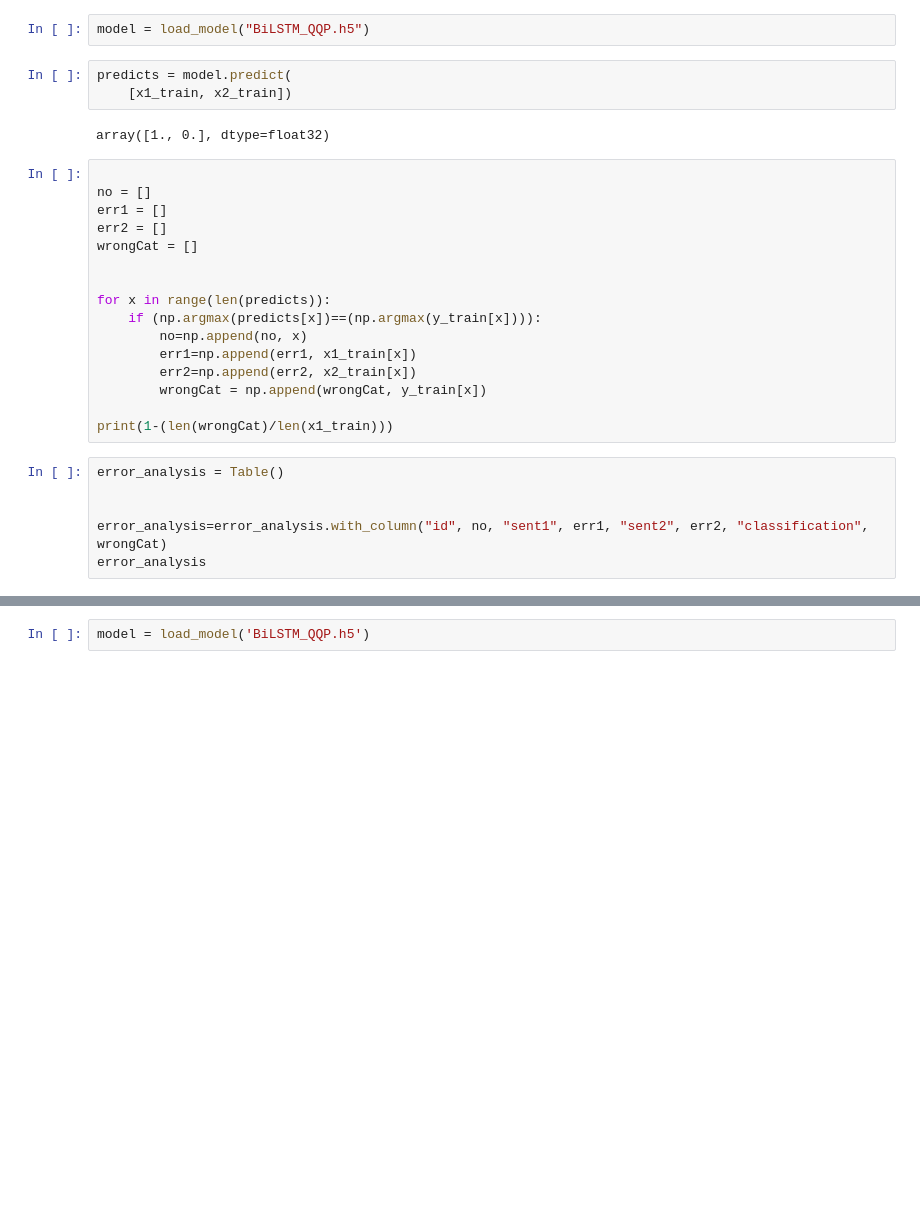
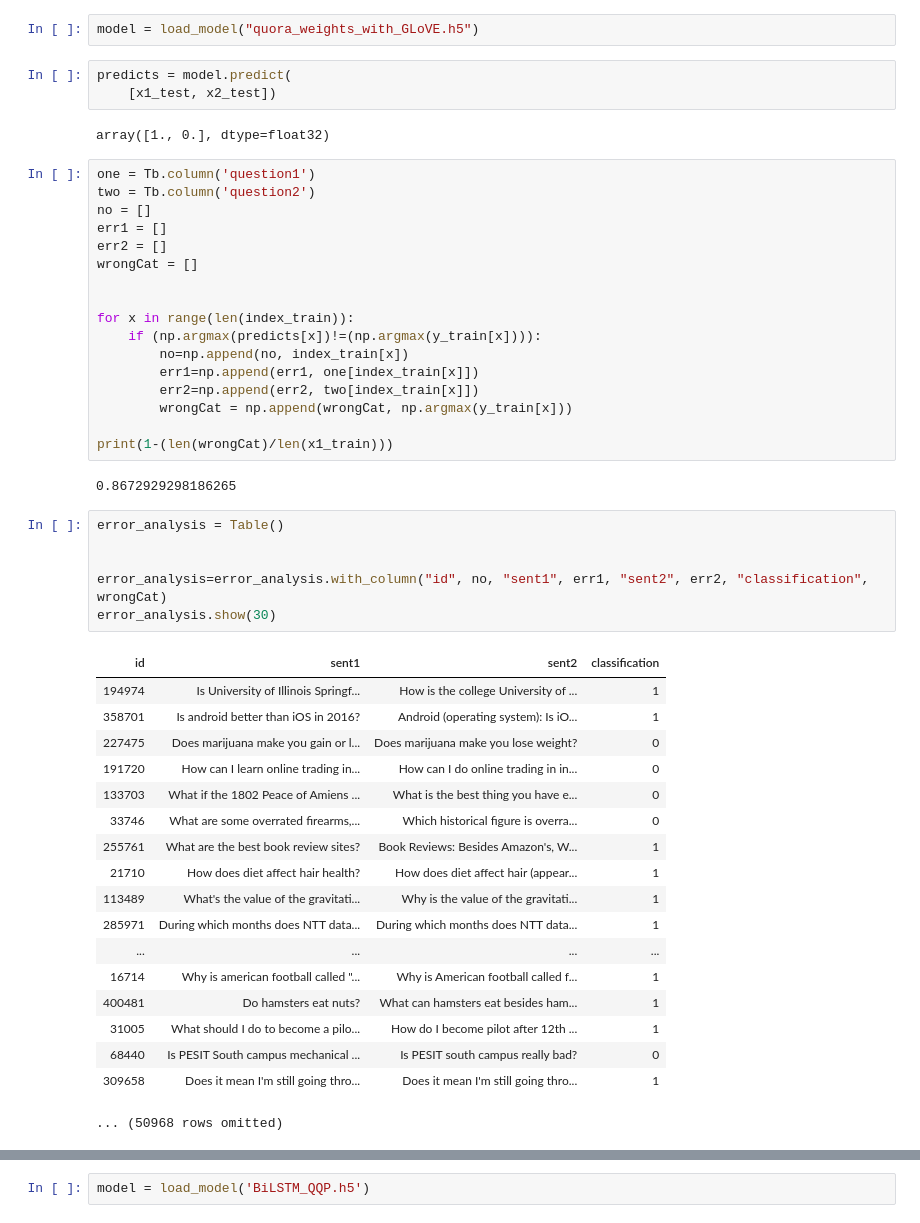
Before and after one commit to AladarMiao/Sinica, a Jupyter notebook: tryquora.ipynb, the cells around one changed output, grey strips where cells are left out. Saved outputs shown, nothing was run; the diff lists cells and outputs as text; blank space fills up the shorter version.

Commit message:
quoraCode

```diff
--- a/tryquora.ipynb
+++ b/tryquora.ipynb
@@ -460,32 +470,54 @@ Epoch 6/15
 # %%
-model = load_model("BiLSTM_QQP.h5")
+model = load_model("quora_weights_with_GLoVE.h5")
 # %%
 predicts = model.predict(
-    [x1_train, x2_train])
+    [x1_test, x2_test])
 # %%
 # %% [output]
 array([1., 0.], dtype=float32)
 # %%
-
+one = Tb.column('question1')
+two = Tb.column('question2')
 no = []
 err1 = []
 err2 = []
 wrongCat = []
 
 
-for x in range(len(predicts)):
-    if (np.argmax(predicts[x])==(np.argmax(y_train[x]))):
-        no=np.append(no, x)
-        err1=np.append(err1, x1_train[x])
-        err2=np.append(err2, x2_train[x])
-        wrongCat = np.append(wrongCat, y_train[x])
+for x in range(len(index_train)):
+    if (np.argmax(predicts[x])!=(np.argmax(y_train[x]))):
+        no=np.append(no, index_train[x])
+        err1=np.append(err1, one[index_train[x]])
+        err2=np.append(err2, two[index_train[x]])
+        wrongCat = np.append(wrongCat, np.argmax(y_train[x]))
 
 print(1-(len(wrongCat)/len(x1_train)))
+# %% [output]
+0.8672929298186265
 # %%
 error_analysis = Table()
 
 
 error_analysis=error_analysis.with_column("id", no, "sent1", err1, "sent2", err2, "classification", wrongCat)
-error_analysis
+error_analysis.show(30)
+# %% [output]
+| id | sent1 | sent2 | classification |
+| 194974 | Is University of Illinois Springf... | How is the college University of ... | 1 |
+| 358701 | Is android better than iOS in 2016? | Android (operating system): Is iO... | 1 |
+| 227475 | Does marijuana make you gain or l... | Does marijuana make you lose weight? | 0 |
+| 191720 | How can I learn online trading in... | How can I do online trading in in... | 0 |
+| 133703 | What if the 1802 Peace of Amiens ... | What is the best thing you have e... | 0 |
+| 33746 | What are some overrated firearms,... | Which historical figure is overra... | 0 |
+| 255761 | What are the best book review sites? | Book Reviews: Besides Amazon's, W... | 1 |
+| 21710 | How does diet affect hair health? | How does diet affect hair (appear... | 1 |
+| 113489 | What's the value of the gravitati... | Why is the value of the gravitati... | 1 |
+| 285971 | During which months does NTT data... | During which months does NTT data... | 1 |
+| ... | ... | ... | ... |
+| 16714 | Why is american football called "... | Why is American football called f... | 1 |
+| 400481 | Do hamsters eat nuts? | What can hamsters eat besides ham... | 1 |
+| 31005 | What should I do to become a pilo... | How do I become pilot after 12th ... | 1 |
+| 68440 | Is PESIT South campus mechanical ... | Is PESIT south campus really bad? | 0 |
+| 309658 | Does it mean I'm still going thro... | Does it mean I'm still going thro... | 1 |
+... (50968 rows omitted)
 # %%
 hue = error_analysis.where("classification", are.equal_to(0))
```
Also changed, not shown: parts of 7 cells of this notebook.
